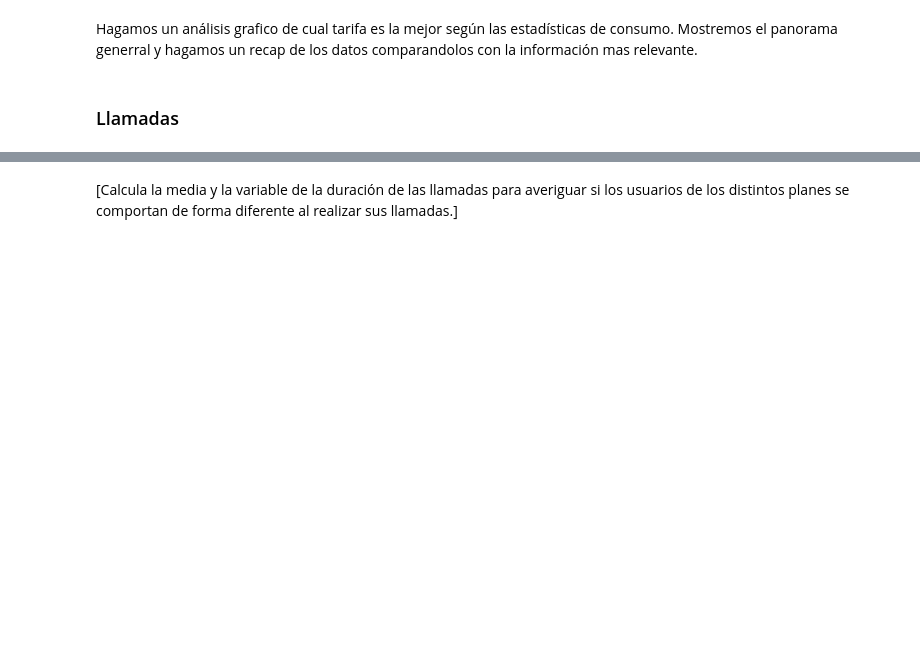
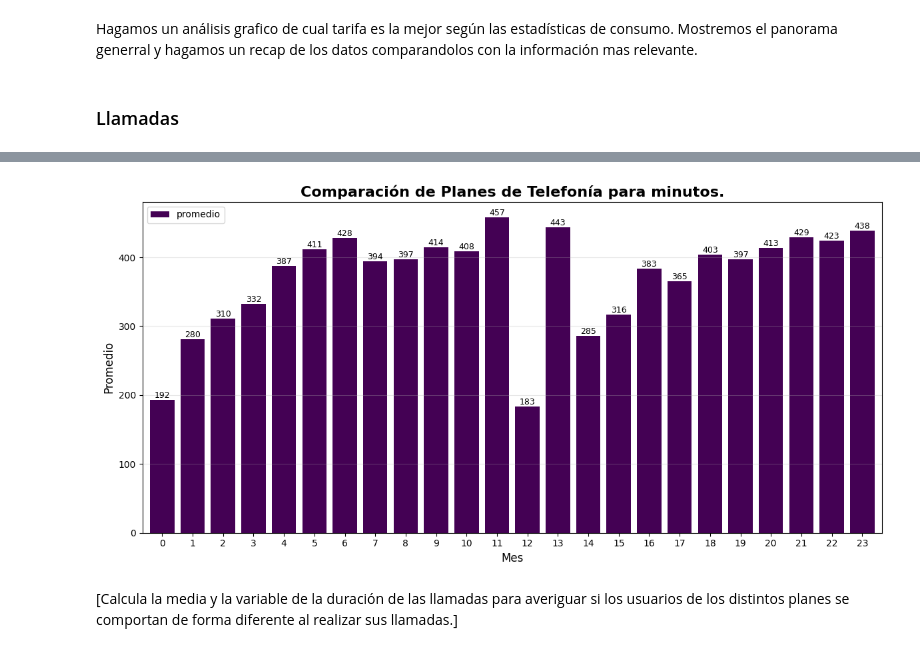
Before and after one commit to ma280113/sprint_5_proyect, a Jupyter notebook: notebook.ipynb, the cells around one changed output, grey strips where cells are left out. Cells and saved outputs as stored; diff of their text form; code cells hidden in the pictures; blank space fills up the shorter version.

Commit message:
se importa matplot para las graficas. y se esta trabajando en las graficas de comparacion para minutos.

```diff
--- a/notebook.ipynb
+++ b/notebook.ipynb
@@ -535,3 +536,5 @@ Hagamos un análisis grafico de cual tarifa es la mejor según las estadísticas
 ### Llamadas
 # %%
 # Compara la duración promedio de llamadas por cada plan y por cada mes. Traza un gráfico de barras para visualizarla.
+llamadas_plan = fusion.groupby(['plan', 'año_mes'])['minutos_totales'].mean().reset_index(name='promedio')
+display(llamadas_plan)
@@ -540,3 +559,28 @@ Hagamos un análisis grafico de cual tarifa es la mejor según las estadísticas
+# %%
+# Compara el número de minutos mensuales que necesitan los usuarios de cada plan. Traza un histograma.
+
+ax = llamadas_plan.plot(
+    kind='bar',
+    figsize=(12, 6),
+    width=0.8,
+    colormap='viridis'
+)
+
+plt.title('Comparación de Planes de Telefonía para minutos.', fontsize=16, fontweight='bold')
+plt.xlabel('Mes', fontsize=12)
+plt.ylabel('Promedio', fontsize=12)
+#plt.legend(title= [])
+plt.xticks(rotation=0)
+plt.grid(axis='y', alpha=0.3)
+
+# Añadir valores en las barras
+for container in ax.containers:
+    ax.bar_label(container, fmt='%d', label_type='edge', fontsize=9)
+
+plt.tight_layout()
+plt.show()
+# %% [output]
+[figure, added]
 # %% [markdown]
 [Calcula la media y la variable de la duración de las llamadas para averiguar si los usuarios de los distintos planes se comportan de forma diferente al realizar sus llamadas.]
 # %%
```
Also changed, not shown: parts of 3 cells of this notebook.
